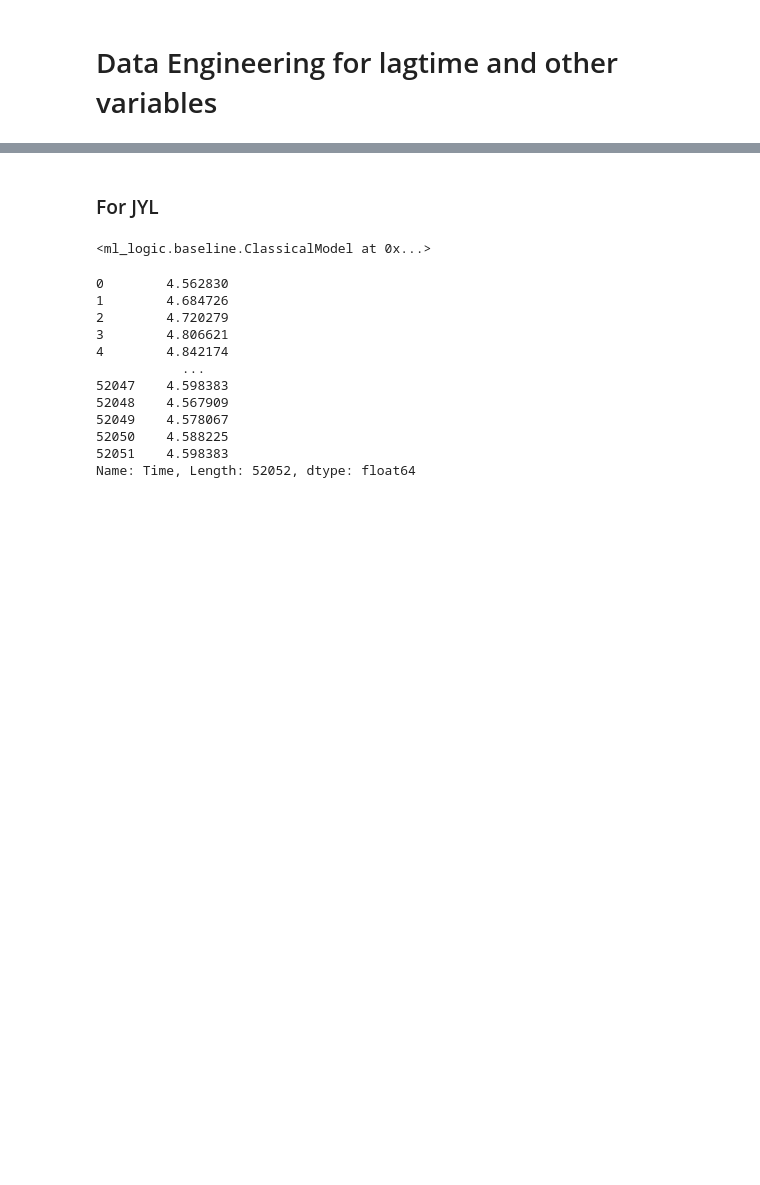
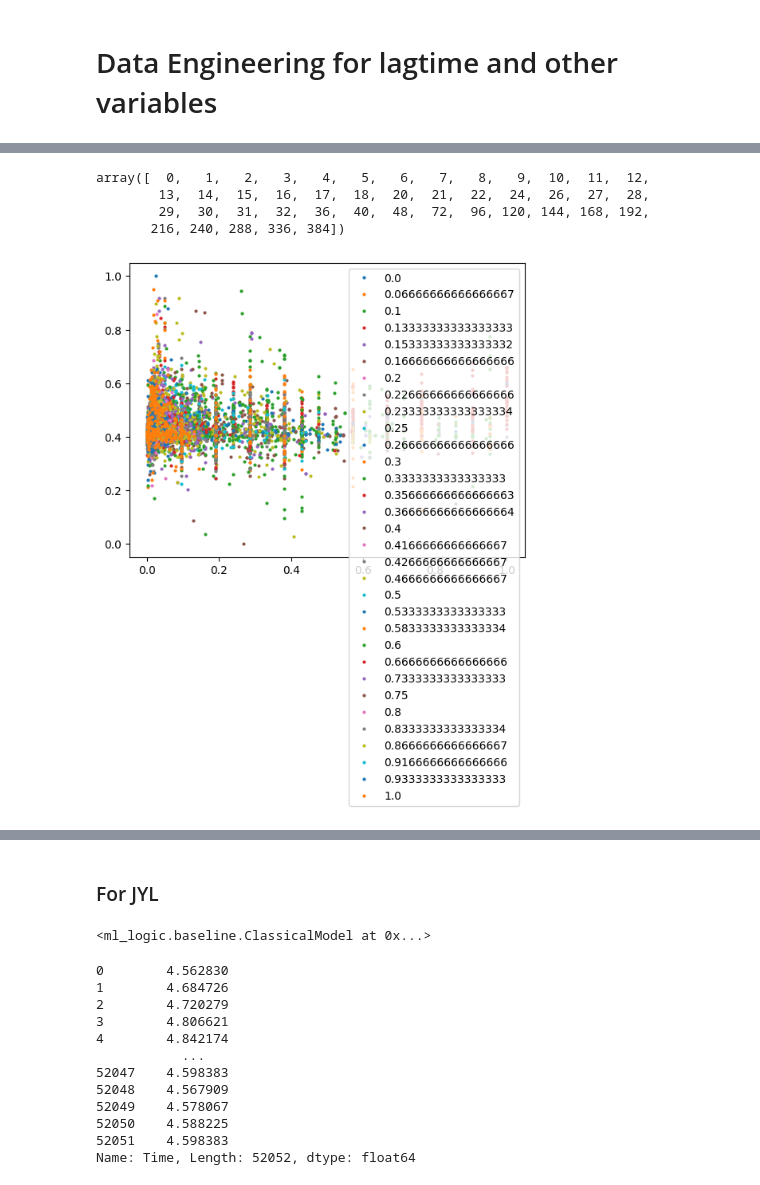
Before and after one commit to lulutinee/safer_food, a Jupyter notebook: notebooks/safer-food.ipynb, the cells around one changed output, grey strips where cells are left out. Cells and saved outputs as stored; diff of their text form; code cells hidden in the pictures; blank space fills up the shorter version.

```diff
--- a/notebooks/safer-food.ipynb
+++ b/notebooks/safer-food.ipynb
@@ -554 +1145,19 @@ cleaned_data
+# %%
+times
+# %% [output]
+array([  0,   1,   2,   3,   4,   5,   6,   7,   8,   9,  10,  11,  12,
+        13,  14,  15,  16,  17,  18,  20,  21,  22,  24,  26,  27,  28,
+        29,  30,  31,  32,  36,  40,  48,  72,  96, 120, 144, 168, 192,
+       216, 240, 288, 336, 384])
+# %%
+groups = df.groupby(['Temperature'])
+fig, ax = plt.subplots()
+ax.margins(0.05) # Optional, just adds 5% padding to the autoscaling
+for name, group in groups:
+    ax.plot(group.Time_diff_round, group.log_delta, marker='o', linestyle='', ms=2, label=name)
+ax.legend()
+
+plt.show()
+# %% [output]
+[figure, added]
 # %%
```
Also changed, not shown: parts of 101 cells of this notebook.
